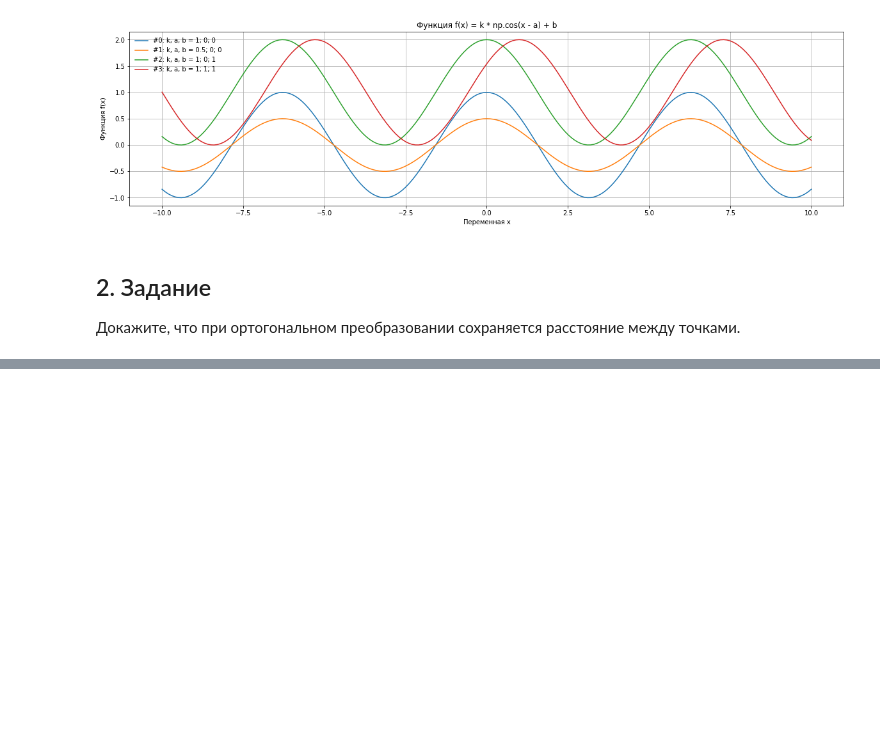
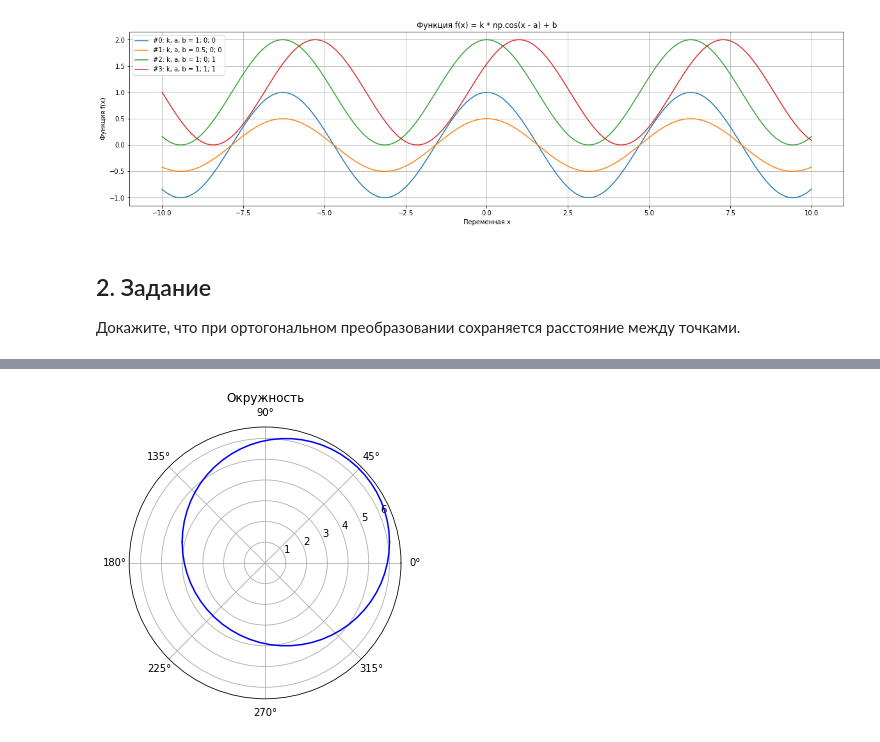
Before and after one commit to Gecod/GB, a Jupyter notebook: 2021.09-10 Introduction to Higher Mathematics/Task_03/Task_03.ipynb, the cells around one changed output, grey strips where cells are left out. Saved outputs shown, nothing was run; the diff lists cells and outputs as text; code cells hidden in the pictures; blank space fills up the shorter version.

```diff
--- a/2021.09-10 Introduction to Higher Mathematics/Task_03/Task_03.ipynb
+++ b/2021.09-10 Introduction to Higher Mathematics/Task_03/Task_03.ipynb
@@ -325,0 +377,27 @@ $ \Delta_2 = (x_1 + a - x_2 - a, y_1 + b - y_2 - b, z_1 + c - z_2 - c) = (x_1 -
+# %%
+rcParams["figure.figsize"] = 5, 5
+
+r = 5
+x0 = 1
+y0 = 1
+
+step_lin = 0.5
+semicircle_len = np.pi * r
+n_points = int(semicircle_len / step_lin) + 1
+steps_angle = np.linspace(0, np.pi, n_points)
+x = np.array([x0 - r * np.cos(step_angle) for step_angle in steps_angle])
+
+y_top = y0 + np.sqrt(r ** 2 - (x - x0) ** 2)
+y_bottom = y0 - np.sqrt(r ** 2 - (x - x0) ** 2)
+
+alpha1, R1 = cartesian_to_polar(x, y_top)
+alpha2, R2 = cartesian_to_polar(x, y_bottom)
+
+plt.polar(alpha1, R1, c="blue")
+plt.polar(alpha2, R2, c="blue")
+
+plt.title("Окружность")
+
+plt.show()
+# %% [output]
+[figure, added]
```
Also changed, not shown: parts of 40 cells of this notebook.
